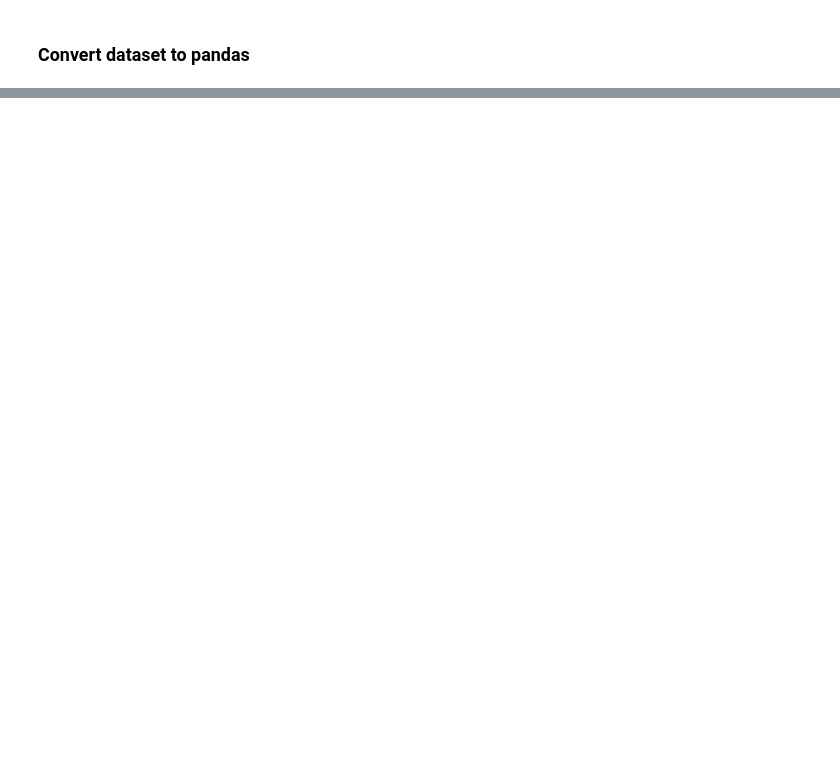
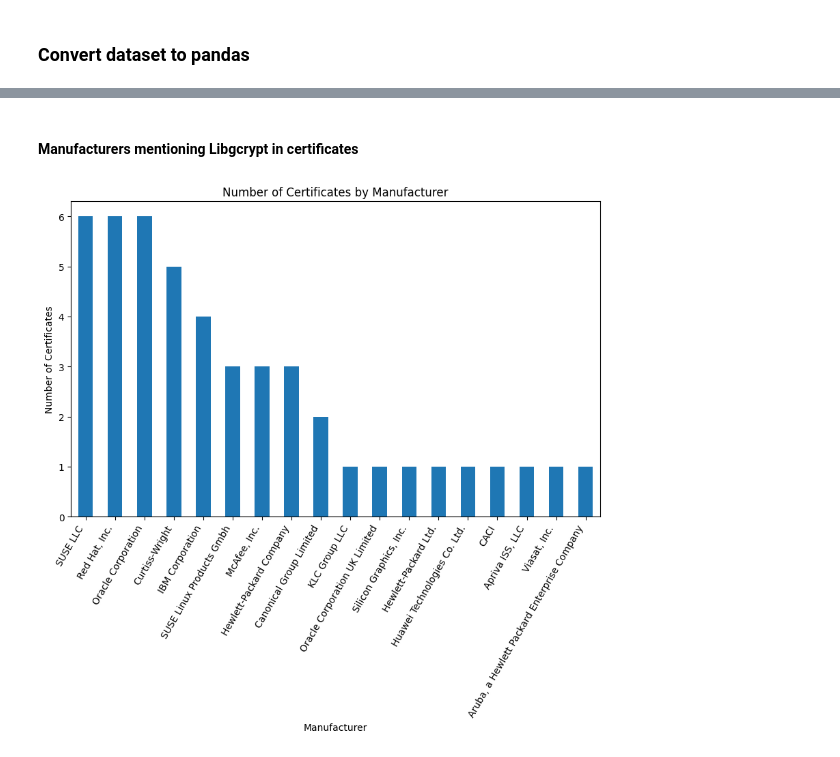
Before and after one commit to mr-akiio/thesis-code, a Jupyter notebook: notebooks/combined_cc_fips.ipynb, the cells around one changed output, grey strips where cells are left out. Drawn from its saved outputs; the diff is of its cells as text; code cells hidden in the pictures; blank space fills up the shorter version.

```diff
--- a/notebooks/combined_cc_fips.ipynb
+++ b/notebooks/combined_cc_fips.ipynb
@@ -42,0 +66,18 @@ Dataset saved to ./datasets/FIPS_dataset.json
+# %%
+openssl_df_ext = get_library_mentions(cc_dataset, "OpenSSL")
+boringssl_df_ext = get_library_mentions(cc_dataset, "BoringSSL")
+wolfssl_df_ext = get_library_mentions(cc_dataset, "wolfSSL")
+nss_df_ext = get_library_mentions(cc_dataset, "NSS")
+bouncy_castle_df_ext = get_library_mentions(cc_dataset, "BouncyCastle")
+libgcrypt_df_ext = get_library_mentions(cc_dataset, "libgcrypt")
+
+combined_df = pd.concat([openssl_df_ext, boringssl_df_ext, wolfssl_df_ext, nss_df_ext, bouncy_castle_df_ext, libgcrypt_df_ext], ignore_index=True)
+
+print(f"Number of certificates with OpenSSL in library {len(openssl_df_ext)}")
+print(f"Number of certificates with Libgcrypt in library {len(libgcrypt_df_ext)}")
+print(f"Number of certificates with BoringSSL in library {len(boringssl_df_ext)}")
+print(f"Number of certificates with WolfSSL in library {len(wolfssl_df_ext)}")
+print(f"Number of certificates with NSS in library {len(nss_df_ext)}")
+print(f"Number of certificates with BouncyCastle in library {len(bouncy_castle_df_ext)}")
+
+print(f"Number of certificates with any of the libraries: {len(combined_df)}")
@@ -42,0 +132,12 @@ Dataset saved to ./datasets/FIPS_dataset.json
+# %% [markdown]
+#### Manufacturers mentioning Libgcrypt in certificates
+# %%
+df_manufacturer_counts = libgcrypt_df_ext['Manufacturer'].value_counts()
+df_manufacturer_counts.plot(kind='bar', figsize=(10, 6))
+plt.title('Number of Certificates by Manufacturer')
+plt.xlabel('Manufacturer')
+plt.ylabel('Number of Certificates')
+plt.xticks(rotation=60, ha='right')
+plt.show()
+# %% [output]
+[figure, added]
```
Also changed, not shown: parts of 7 cells of this notebook, 5 other files.
